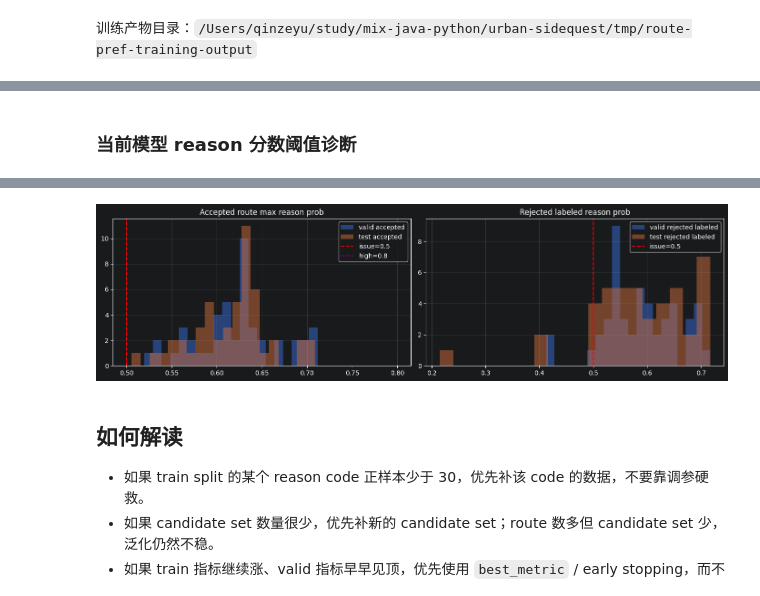
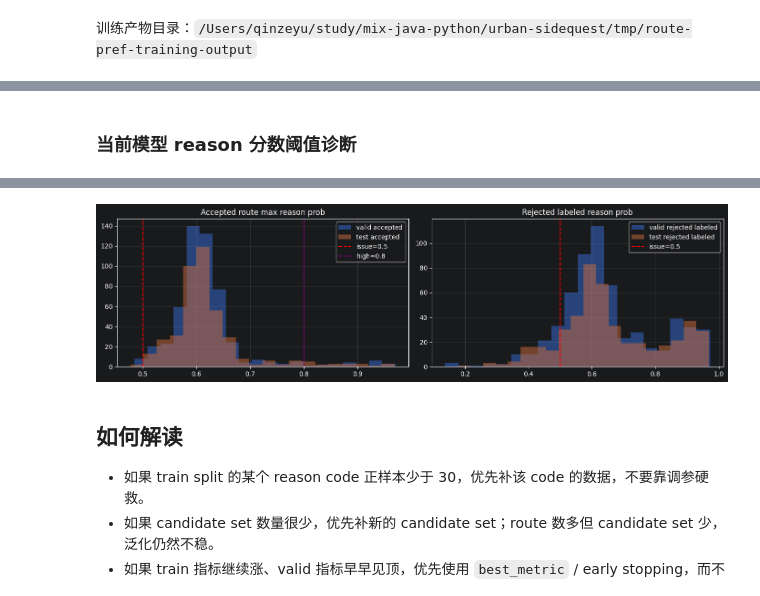
Before and after one commit to Lscrapider/urban-sidequest, a Jupyter notebook: ai-python/src/urban_sidequest_ai/models/route_preference/route_preference_data_diagnostics.ipynb, the cells around one changed output, grey strips where cells are left out. Drawn from its saved outputs; the diff is of its cells as text; code cells hidden in the pictures.

Commit message:
[upd] : 1. 实现路线偏好 v5 特征
2. 接入 intraSetVector 训练和重建链路

3. 修复路线偏好诊断 notebook

```diff
--- a/ai-python/src/urban_sidequest_ai/models/route_preference/route_preference_data_diagnostics.ipynb
+++ b/ai-python/src/urban_sidequest_ai/models/route_preference/route_preference_data_diagnostics.ipynb
@@ -34,11 +34,14 @@ def find_project_root(start: Path | None = None) -> Path:
 
 PROJECT_ROOT = find_project_root()
 SRC_ROOT = PROJECT_ROOT / "ai-python" / "src"
-if str(SRC_ROOT) not in sys.path:
-    sys.path.insert(0, str(SRC_ROOT))
+SRC_ROOT_TEXT = str(SRC_ROOT)
+sys.path = [SRC_ROOT_TEXT] + [entry for entry in sys.path if entry != SRC_ROOT_TEXT]
+for module_name in list(sys.modules):
+    if module_name == "urban_sidequest_ai" or module_name.startswith("urban_sidequest_ai."):
+        del sys.modules[module_name]
 
 OUTPUT_DIR = PROJECT_ROOT / "tmp" / "route-pref-training-output"
-FEATURE_SCHEMA_VERSION = "route_pref_v4"
+FEATURE_SCHEMA_VERSION = "route_pref_v5"
 SEED = 42
 
 plt.rcParams["figure.figsize"] = (11, 4)
@@ -167,13 +170,10 @@ def distribution_rows(counter: Counter, key_name: str, split_name: str):
 
 
 judge_rows = []
-prompt_rows = []
 for split_name, groups in SPLIT_GROUPS.items():
     judge_rows.extend(distribution_rows(Counter(group.judge_type for group in groups), "judge_type", split_name))
-    prompt_rows.extend(distribution_rows(Counter(group.judge_prompt_version for group in groups), "judge_prompt_version", split_name))
 
 show_table(judge_rows, "judge_type 分布", "count")
-show_table(prompt_rows, "judge_prompt_version 分布", "count")
 # %% [output]
 ### judge_type 分布
 |  | split | judge_type | count | pct |
@@ -400,6 +393,7 @@ def model_config_from_checkpoint(payload: dict) -> RoutePreferenceModelConfig:
     return RoutePreferenceModelConfig(
         route_derived_dim=config["routeDerivedDim"],
         context_cross_dim=config["contextCrossDim"],
+        intra_set_dim=config.get("intraSetDim", 0),
         stop_dim=config["stopDim"],
         segment_dim=config["segmentDim"],
         max_stops=config["maxStops"],
@@ -425,7 +419,13 @@ def current_model_reason_distribution(groups):
         for split_name, split_groups in groups.items():
             for group in split_groups:
                 batch = next(iter_batches((group,), 1, shuffle=False, seed=SEED, device=torch.device("cpu")))
-                output = model(batch.stop_matrix, batch.segment_matrix, batch.route_derived_vector, batch.context_cross_vector)
+                output = model(
+                    batch.stop_matrix,
+                    batch.segment_matrix,
+                    batch.route_derived_vector,
+                    batch.context_cross_vector,
+                    batch.intra_set_vector,
+                )
                 goodness_probs = torch.sigmoid(output.route_goodness_logit).cpu().tolist()
                 reason_probs = torch.sigmoid(output.reason_code_logits).cpu().tolist()
                 for index, item in enumerate(group.items):
@@ -501,4 +501,4 @@ else:
-[figure, old version]
+[figure, new version]
 # %% [markdown]
 ## 如何解读
 
```
Also changed, not shown: parts of 7 cells of this notebook, 22 other files.
